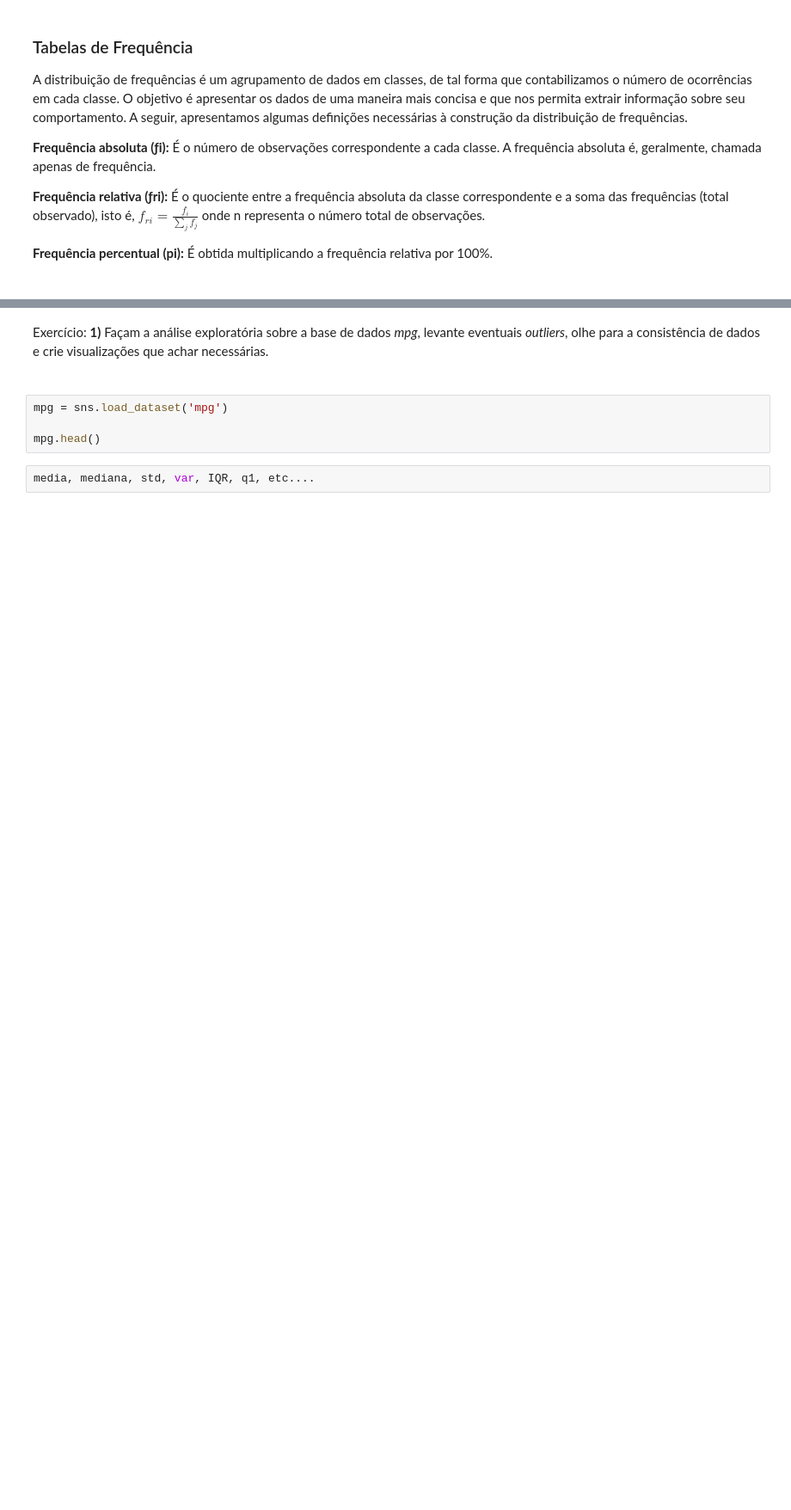
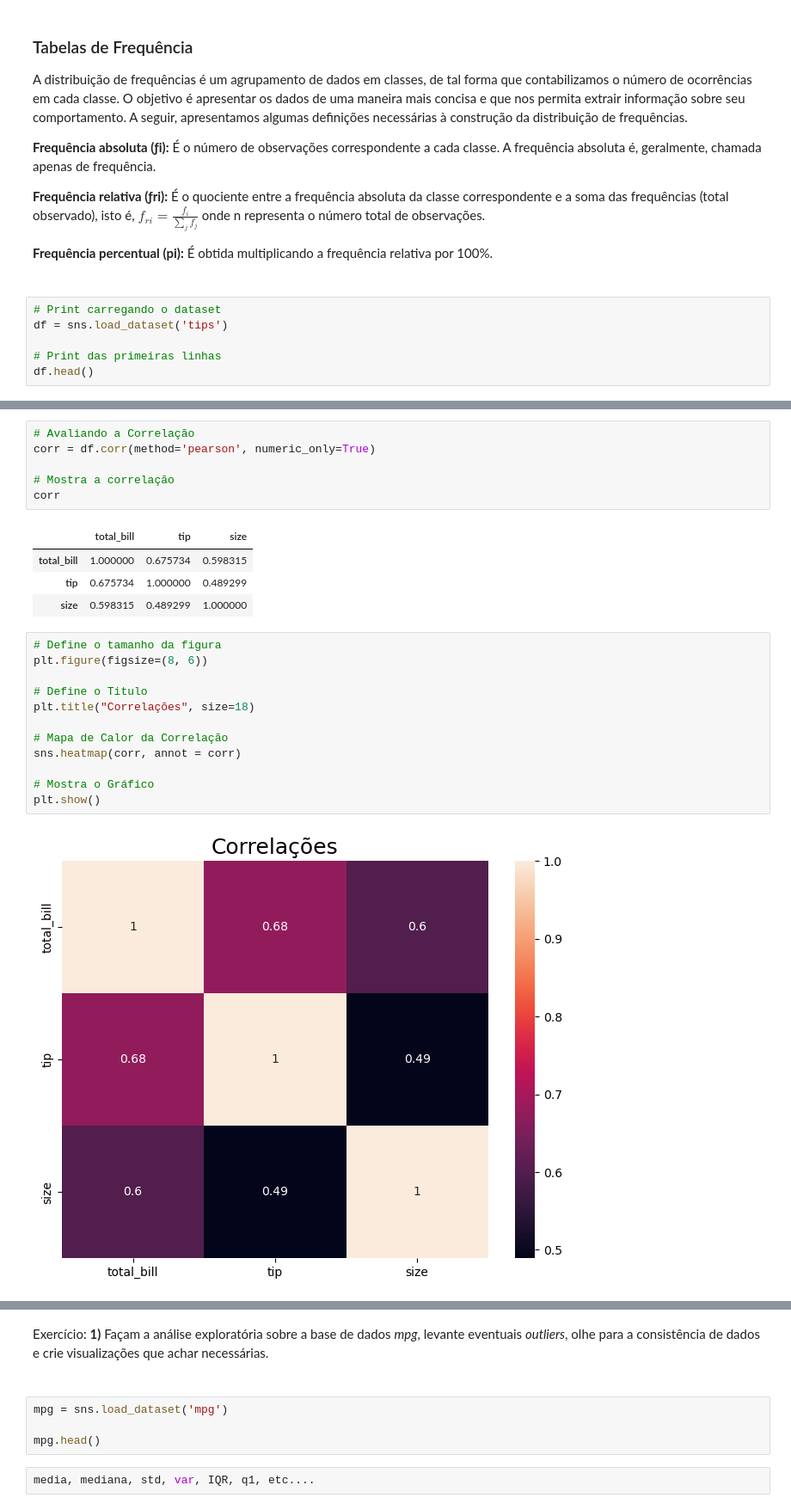
Before and after one commit to karibeam/DS_Americanas_922, a Jupyter notebook: Aula 2 - Estatística Descritiva.ipynb, the cells around one changed output, grey strips where cells are left out. Shown at 86% size. Saved outputs shown, nothing was run; the diff lists cells and outputs as text; blank space fills up the shorter version.

```diff
--- a/Aula 2 - Estatística Descritiva.ipynb
+++ b/Aula 2 - Estatística Descritiva.ipynb
@@ -267,3 +291,9 @@ A distribuição de frequências é um agrupamento de dados em classes, de tal f
 **Frequência relativa (ƒri):** É o quociente entre a frequência absoluta da classe correspondente e a soma das frequências (total observado), isto é, $ \displaystyle f_{ri}=\frac{f_i}{\sum_{j}f_j} $ onde n representa o número total de observações.
 
 **Frequência percentual (pi):** É obtida multiplicando a frequência relativa por 100%.<br><br>
+# %%
+# Print carregando o dataset
+df = sns.load_dataset('tips')
+
+# Print das primeiras linhas
+df.head()
@@ -269,0 +396,25 @@ A distribuição de frequências é um agrupamento de dados em classes, de tal f
+# %%
+# Avaliando a Correlação
+corr = df.corr(method='pearson', numeric_only=True)
+
+# Mostra a correlação
+corr
+# %% [output]
+|  | total_bill | tip | size |
+| total_bill | 1.000000 | 0.675734 | 0.598315 |
+| tip | 0.675734 | 1.000000 | 0.489299 |
+| size | 0.598315 | 0.489299 | 1.000000 |
+# %%
+# Define o tamanho da figura
+plt.figure(figsize=(8, 6))
+
+# Define o Titulo
+plt.title("Correlações", size=18)
+
+# Mapa de Calor da Correlação
+sns.heatmap(corr, annot = corr)
+
+# Mostra o Gráfico
+plt.show()
+# %% [output]
+[figure, added]
```
Also changed, not shown: parts of 17 cells of this notebook.
